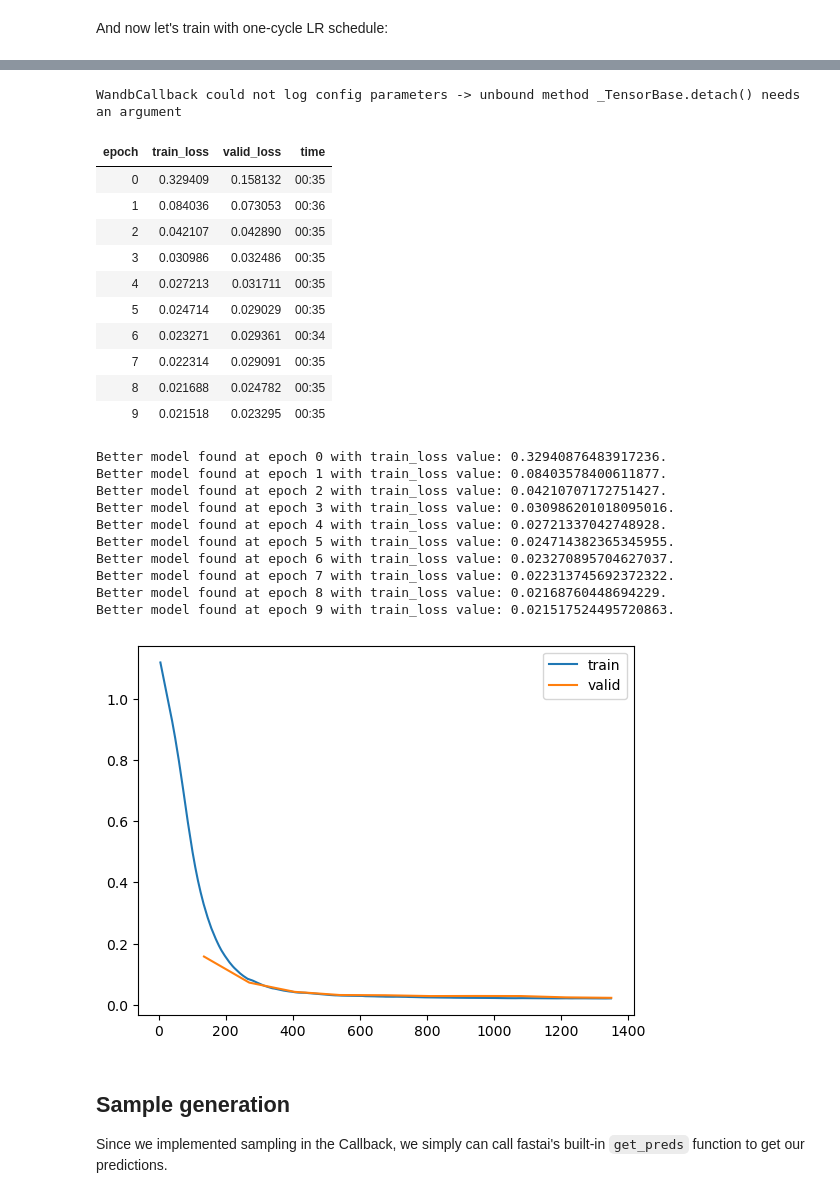
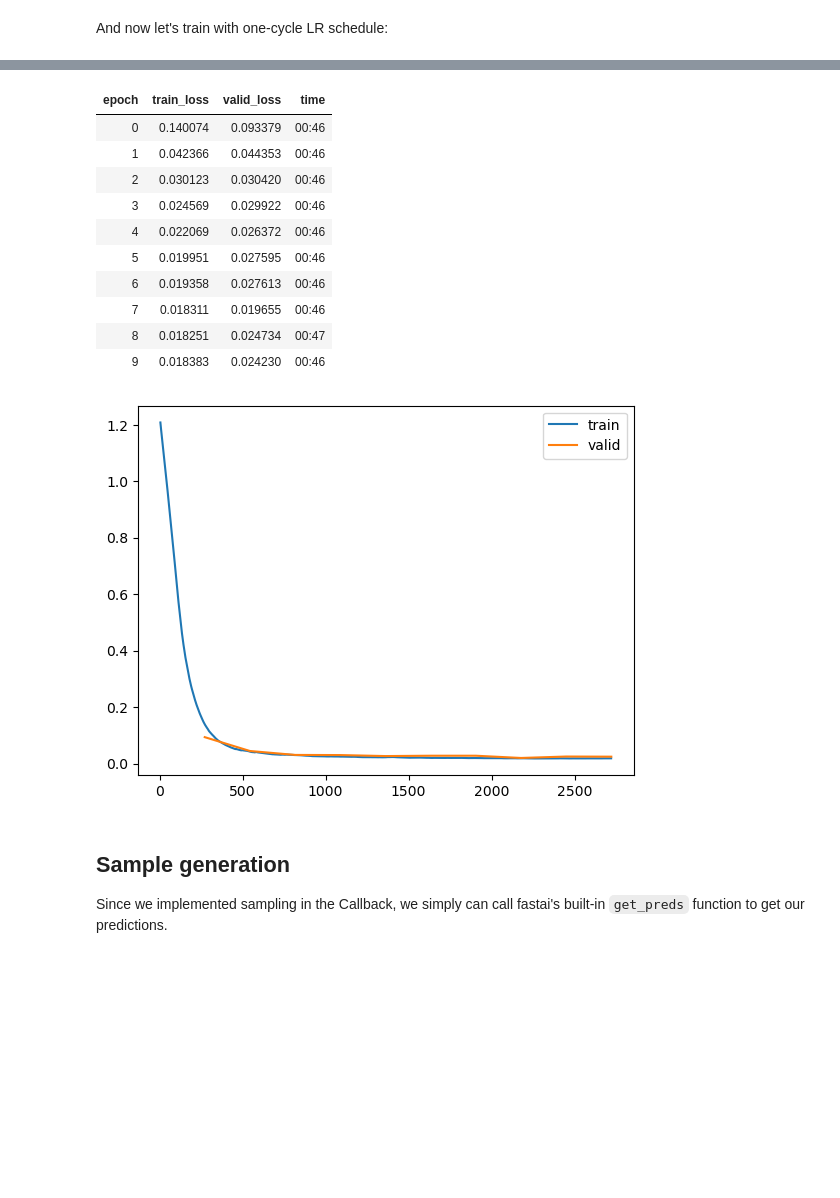
Before and after one commit to fastai/fastdiffusion, a Jupyter notebook: nbs/tcapelle/Diffusion_models_with_fastai_conditional.ipynb, the cells around one changed output, grey strips where cells are left out. Drawn from its saved outputs; the diff is of its cells as text; code cells hidden in the pictures; blank space fills up the shorter version.

```diff
--- a/nbs/tcapelle/Diffusion_models_with_fastai_conditional.ipynb
+++ b/nbs/tcapelle/Diffusion_models_with_fastai_conditional.ipynb
@@ -24,7 +24,7 @@ from data import *
 
 Let's load our data. We'll work with the famous MNIST dataset.
 # %%
-bs = 512 # batch size
+bs = 256 # batch size
 size = 32 # image size
 epochs = 10
 # %%
@@ -154,32 +148,21 @@ Syncing run fancy-durian-42 to Weights & Biases (docs)
 # %%
-ddpm_learner.fit_one_cycle(epochs, 3e-4, cbs =[SaveModelCallback(monitor="train_loss", fname="mnist"), WandbCallback(log_preds=False, log_model=True)])
+ddpm_learner.fit_one_cycle(epochs, 3e-4)
 # %% [output]
-WandbCallback could not log config parameters -> unbound method _TensorBase.detach() needs an argument
 | epoch | train_loss | valid_loss | time |
-| 0 | 0.329409 | 0.158132 | 00:35 |
-| 1 | 0.084036 | 0.073053 | 00:36 |
-| 2 | 0.042107 | 0.042890 | 00:35 |
-| 3 | 0.030986 | 0.032486 | 00:35 |
-| 4 | 0.027213 | 0.031711 | 00:35 |
-| 5 | 0.024714 | 0.029029 | 00:35 |
-| 6 | 0.023271 | 0.029361 | 00:34 |
-| 7 | 0.022314 | 0.029091 | 00:35 |
-| 8 | 0.021688 | 0.024782 | 00:35 |
-| 9 | 0.021518 | 0.023295 | 00:35 |
+| 0 | 0.140074 | 0.093379 | 00:46 |
+| 1 | 0.042366 | 0.044353 | 00:46 |
+| 2 | 0.030123 | 0.030420 | 00:46 |
+| 3 | 0.024569 | 0.029922 | 00:46 |
+| 4 | 0.022069 | 0.026372 | 00:46 |
+| 5 | 0.019951 | 0.027595 | 00:46 |
+| 6 | 0.019358 | 0.027613 | 00:46 |
+| 7 | 0.018311 | 0.019655 | 00:46 |
+| 8 | 0.018251 | 0.024734 | 00:47 |
+| 9 | 0.018383 | 0.024230 | 00:46 |
-Better model found at epoch 0 with train_loss value: 0.32940876483917236.
-Better model found at epoch 1 with train_loss value: 0.08403578400611877.
-Better model found at epoch 2 with train_loss value: 0.04210707172751427.
-Better model found at epoch 3 with train_loss value: 0.030986201018095016.
-Better model found at epoch 4 with train_loss value: 0.02721337042748928.
-Better model found at epoch 5 with train_loss value: 0.024714382365345955.
-Better model found at epoch 6 with train_loss value: 0.023270895704627037.
-Better model found at epoch 7 with train_loss value: 0.022313745692372322.
-Better model found at epoch 8 with train_loss value: 0.02168760448694229.
-Better model found at epoch 9 with train_loss value: 0.021517524495720863.
 # %%
 ddpm_learner.recorder.plot_loss()
 # %% [output]
-[figure, old version]
+[figure, new version]
 # %% [markdown]
 ## Sample generation
 
```
Also changed, not shown: parts of 13 cells of this notebook.
